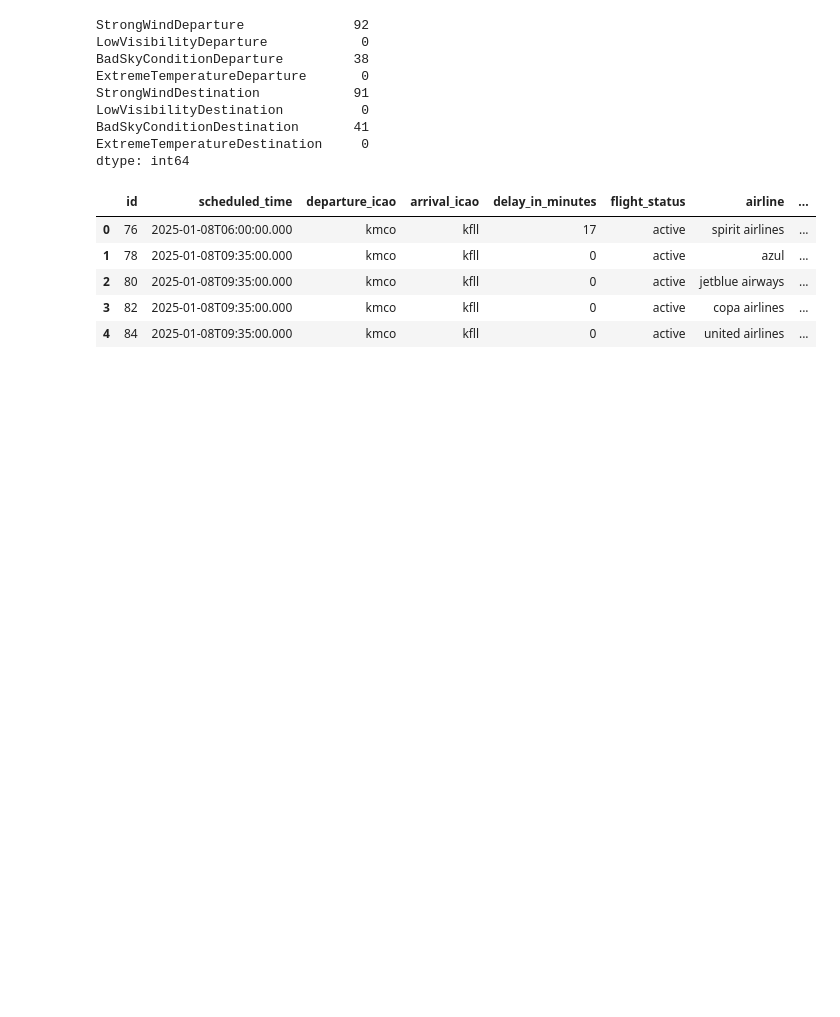
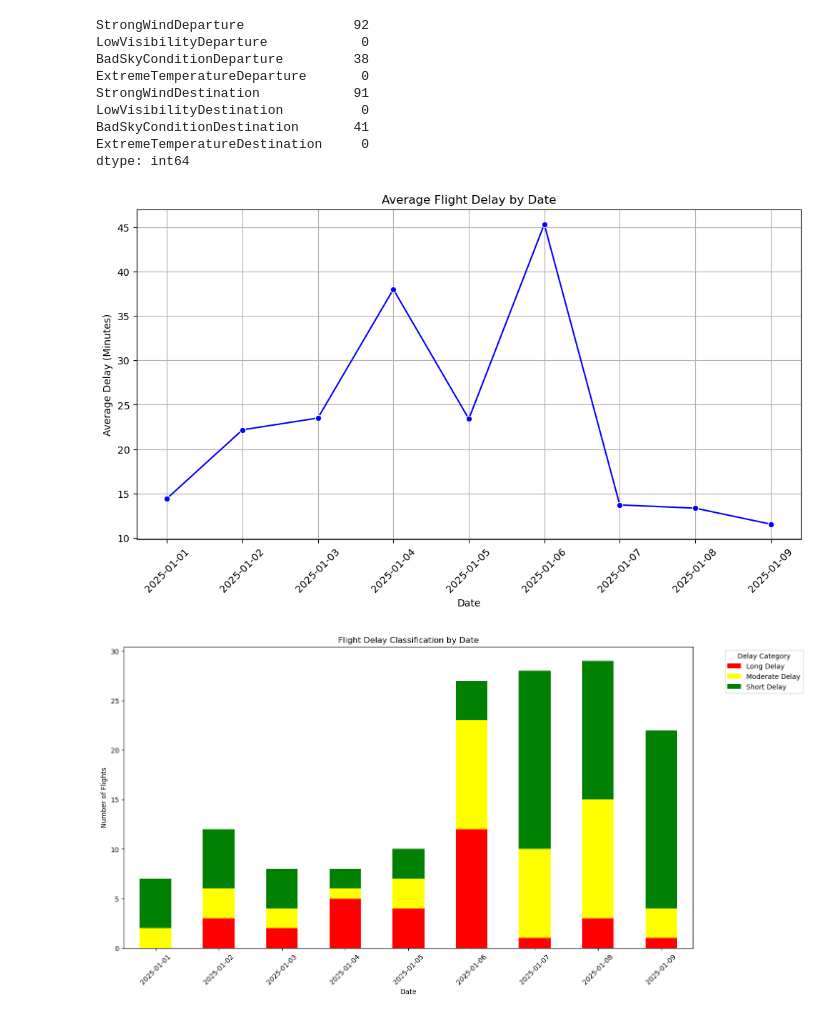
Before and after one commit to MartinLeNizon/FlightDelay, a Jupyter notebook: analysis/analysis.ipynb, the cells around one changed output. Cells and saved outputs as stored; diff of their text form; code cells hidden in the pictures; blank space fills up the shorter version.

```diff
--- a/analysis/analysis.ipynb
+++ b/analysis/analysis.ipynb
@@ -270,12 +246,50 @@ LowVisibilityDestination          0
 BadSkyConditionDestination       41
 ExtremeTemperatureDestination     0
 dtype: int64
-# %%
-df.head()
-# %% [output]
-|  | id | scheduled_time | departure_icao | arrival_icao | delay_in_minutes | flight_status | airline | ... |
-| 0 | 76 | 2025-01-08T06:00:00.000 | kmco | kfll | 17 | active | spirit airlines | ... |
-| 1 | 78 | 2025-01-08T09:35:00.000 | kmco | kfll | 0 | active | azul | ... |
-| 2 | 80 | 2025-01-08T09:35:00.000 | kmco | kfll | 0 | active | jetblue airways | ... |
-| 3 | 82 | 2025-01-08T09:35:00.000 | kmco | kfll | 0 | active | copa airlines | ... |
-| 4 | 84 | 2025-01-08T09:35:00.000 | kmco | kfll | 0 | active | united airlines | ... |
+# %%
+# Convert 'scheduled_time' to datetime format
+df['scheduled_time'] = pd.to_datetime(df['scheduled_time'])
+
+# Extract the date
+df['date'] = df['scheduled_time'].dt.date
+
+# Group by date and calculate average delay
+delays_by_date = df.groupby('date')['delay_in_minutes'].mean()
+
+# Plot the delays by date
+plt.figure(figsize=(12, 6))
+sns.lineplot(x=delays_by_date.index, y=delays_by_date.values, marker='o', color='b')
+plt.title('Average Flight Delay by Date')
+plt.xlabel('Date')
+plt.ylabel('Average Delay (Minutes)')
+plt.xticks(rotation=45)
+plt.grid(True)
+plt.show()
+
+# Classify delays into categories by date
+def classify_delay(delay):
+    if delay <= 15:
+        return 'Short Delay'
+    elif 15 < delay <= 30:
+        return 'Moderate Delay'
+    else:
+        return 'Long Delay'
+
+# Apply the classification to create a new column
+df['delay_category'] = df['delay_in_minutes'].apply(classify_delay)
+
+# Group by date and delay category
+delays_by_date_category = df.groupby(['date', 'delay_category']).size().unstack(fill_value=0)
+
+# Plot the results with intuitive colors
+delays_by_date_category.plot(kind='bar', stacked=True, figsize=(15, 8),
+                             color=['red', 'yellow', 'green'])
+plt.title('Flight Delay Classification by Date')
+plt.xlabel('Date')
+plt.ylabel('Number of Flights')
+plt.xticks(rotation=45)
+plt.legend(title='Delay Category', bbox_to_anchor=(1.05, 1), loc='upper left')
+plt.show()
+# %% [output]
+[figure, added]
+[figure, added]
```
Also changed, not shown: parts of 5 cells of this notebook.
